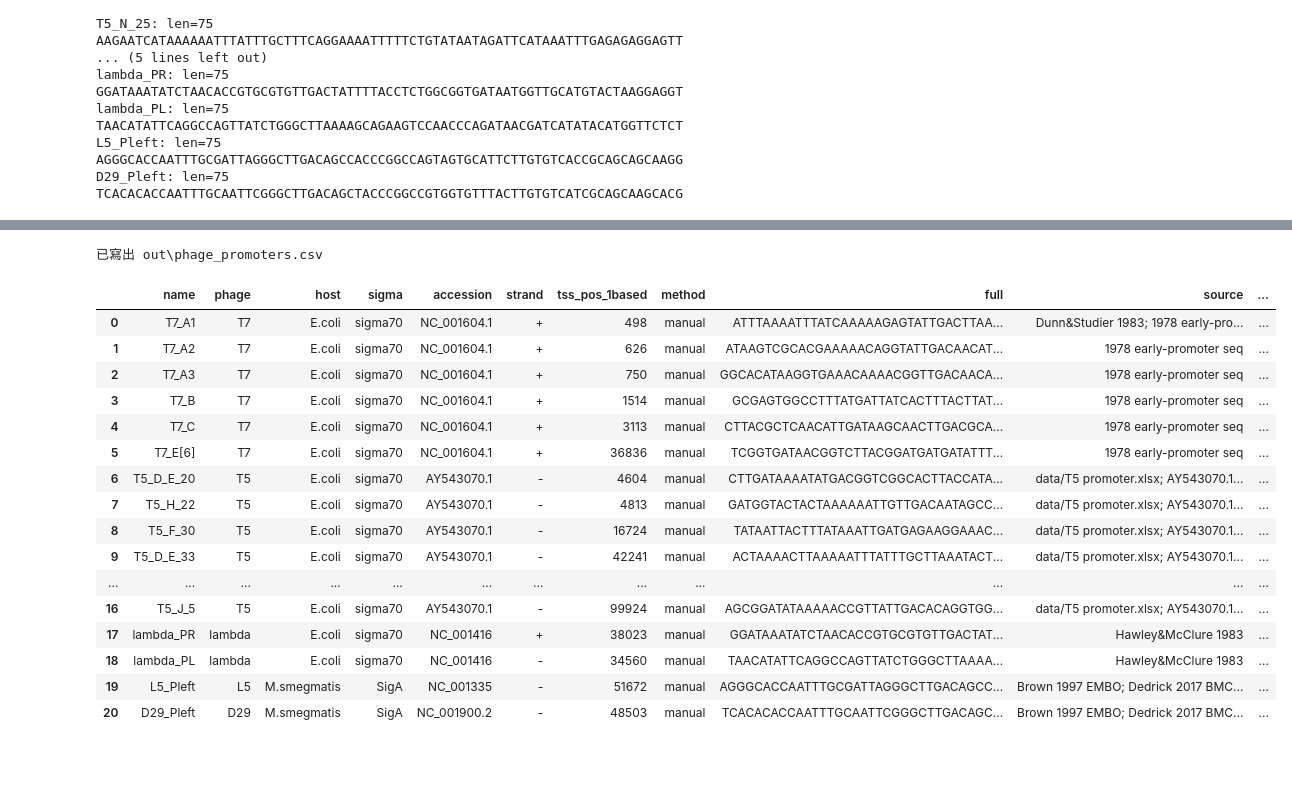
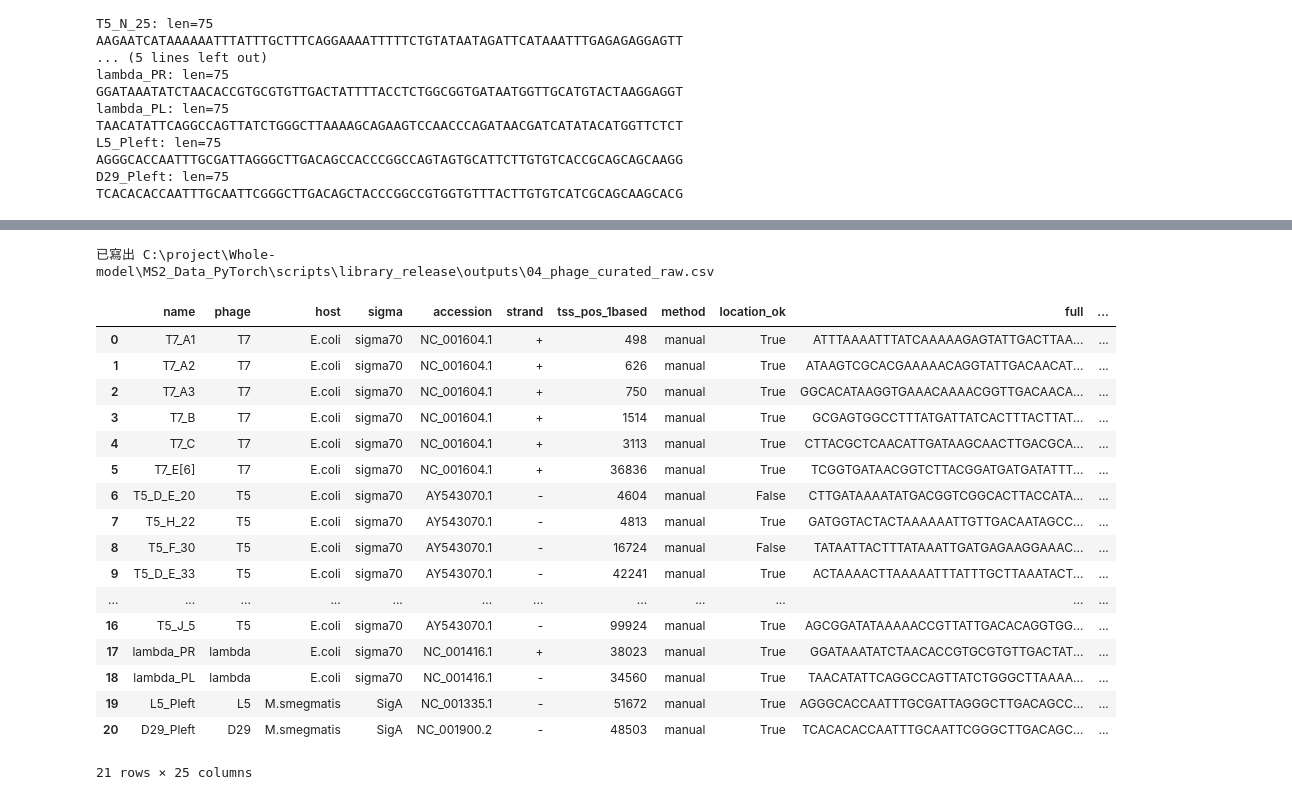
Before and after one commit to KellyLiao1023/Whole-model, a Jupyter notebook: MS2_Data_PyTorch/scripts/library_release/04_phage_selection_curated.ipynb, the cells around one changed output, grey strips where cells are left out. Saved outputs shown, nothing was run; the diff lists cells and outputs as text; code cells hidden in the pictures; blank space fills up the shorter version.

```diff
--- a/MS2_Data_PyTorch/scripts/library_release/04_phage_selection_curated.ipynb
+++ b/MS2_Data_PyTorch/scripts/library_release/04_phage_selection_curated.ipynb
@@ -80,6 +84,11 @@ from BPM import BPM as bpm
 #   tss_pos           : (manual) +1 的 genome 座標，1-based，和 NCBI 顯示一致
 #   anchor_seq        : (anchor) 論文公布的精確片段（5'->3'，promoter 方向）
 #   anchor_start_coord: (anchor) anchor_seq 第一個 base 的 promoter 座標（如 -38）
+#   location_ok       : 選填，預設 True。False = 這條的 +1 推導不可信，會被
+#                       標成 qc_pass=False，06 預設不收。
+#
+# accession 同時是 data/phage/ 下的檔名 key，所以維持磁碟上的寫法；輸出表記的是
+# GenBank record.id（帶版本號），這樣才和 03 對得起來。
 #
 # T5 promoter.xlsx 的第二欄是 GenBank regulatory feature location。
 # 這些 location 的外側 upstream 邊界可視為 full window 的 -60 端；
@@ -114,7 +123,14 @@ def parse_genbank_location(location):
     return start, end, strand
 
 def tss_from_full_window_location(location, full_window):
-    """Infer +1 from the trusted upstream edge of a T5 promoter feature."""
+    """Infer +1 from the trusted upstream edge of a T5 promoter feature.
+
+    Returns (tss_pos, strand, note, location_ok). The inference only holds if the
+    feature really spans the nominal window, so a length mismatch is reported as
+    location_ok=False rather than as a note nobody reads: two entries in
+    'T5 promoter.xlsx' are not 75 bp (P-D/E 20 is 327, P-F 30 is 6), and their
+    +1 cannot be trusted.
+    """
     start, end, strand = parse_genbank_location(location)
     a, b = full_window
     if strand == '+':
@@ -123,18 +139,21 @@ def tss_from_full_window_location(location, full_window):
         tss_pos = end + a
     feature_len = end - start + 1
     expected_len = abs(a) + b
+    location_ok = feature_len == expected_len
     note = f'feature length {feature_len}; inferred +1 from upstream edge at promoter coord {a}'
-    if feature_len != expected_len:
-        note += f' (not equal to nominal full window length {expected_len})'
-    return tss_pos, strand, note
+    if not location_ok:
+        note += f' (not equal to nominal full window length {expected_len}; +1 NOT trusted)'
+    return tss_pos, strand, note, location_ok
 
 def t5_promoter_candidates():
     rows = []
     for label, location in T5_PROMOTER_LOCATIONS:
-        tss_pos, strand, warning = tss_from_full_window_location(location, T5_FULL_WINDOW)
+        tss_pos, strand, warning, location_ok = tss_from_full_window_location(
+            location, T5_FULL_WINDOW)
         safe_label = label.replace('P-', '').replace('/', '_').replace(' ', '_')
         rows.append(dict(name=f'T5_{safe_label}', phage='T5', host='E.coli', sigma='sigma70',
                          accession='AY543070.1', strand=strand, method='manual',
+                         location_ok=location_ok,
                          anchor_seq=TODO, anchor_start_coord=TODO, tss_pos=tss_pos,
                          source='data/T5 promoter.xlsx; AY543070.1 GenBank regulatory feature',
                          notes=f'promoter {label}; location={location}; {warning}'))
@@ -292,8 +311,9 @@ for c in CANDIDATES:
     if c['accession'] is None:
         print(f'[skip] {name}: 缺 accession'); continue
     if c['accession'] not in genome_cache:
-        genome_cache[c['accession']] = str(fetch_genome(c['accession']).seq).upper()
-    gseq = genome_cache[c['accession']]
+        _rec = fetch_genome(c['accession'])
+        genome_cache[c['accession']] = (str(_rec.seq).upper(), _rec.id)
+    gseq, record_id = genome_cache[c['accession']]
     # 定 tss0 + strand
     try:
         if c['method'] == 'manual':
@@ -315,8 +335,12 @@ for c in CANDIDATES:
     a, b = ELEMENTS['full']
     full = slice_region(gseq, tss0, strand, a, b)
     bpm_best = scan_bpm_in_sequence(full)
+    # record_id, not c['accession']: the CANDIDATES table keys on the filename
+    # (NC_001416), while 03 records the versioned GenBank id (NC_001416.1).
+    # Writing the versioned id here is what lets the two phage tables join.
     row = dict(name=name, phage=c['phage'], host=c['host'], sigma=c['sigma'],
-               accession=c['accession'], strand=strand, tss_pos_1based=tss0+1, method=c['method'],
+               accession=record_id, strand=strand, tss_pos_1based=tss0+1, method=c['method'],
+               location_ok=bool(c.get('location_ok', True)),
                full=full, source=c.get('source',''), notes=c.get('notes',''))
     row.update(bpm_best)
     rows.append(row)
@@ -372,33 +414,35 @@ for row in rows:
 # %%
 # === 輸出 CSV ===
 cols = ['name','phage','host','sigma','accession','strand','tss_pos_1based','method',
+        'location_ok',
         'full',
         'bpm_core_start_in_full_1based','bpm_core_end_in_full_1based','bpm_spacer_len',
         'bpm_minus35','bpm_spacer','bpm_minus10','bpm_core_seq',
         'bpm_dG_minus35','bpm_dG_spacer','bpm_dG_minus10','bpm_dG_total',
         'bpm_pred_exp','bpm_pred_logexp',
         'source','notes']
 df = pd.DataFrame(rows)[cols] if rows else pd.DataFrame(columns=cols)
 out_csv = OUT / '04_phage_curated_raw.csv'  # intermediate; standardised table is written by the last cell
 df.to_csv(out_csv, index=False)
 print('已寫出', out_csv)
 df
 # %% [output]
-已寫出 out\phage_promoters.csv
+已寫出 C:\project\Whole-model\MS2_Data_PyTorch\scripts\library_release\outputs\04_phage_curated_raw.csv
-|  | name | phage | host | sigma | accession | strand | tss_pos_1based | method | full | source | ... |
-| 0 | T7_A1 | T7 | E.coli | sigma70 | NC_001604.1 | + | 498 | manual | ATTTAAAATTTATCAAAAAGAGTATTGACTTAA... | Dunn&Studier 1983; 1978 early-pro... | ... |
-| 1 | T7_A2 | T7 | E.coli | sigma70 | NC_001604.1 | + | 626 | manual | ATAAGTCGCACGAAAAACAGGTATTGACAACAT... | 1978 early-promoter seq | ... |
-| 2 | T7_A3 | T7 | E.coli | sigma70 | NC_001604.1 | + | 750 | manual | GGCACATAAGGTGAAACAAAACGGTTGACAACA... | 1978 early-promoter seq | ... |
-| 3 | T7_B | T7 | E.coli | sigma70 | NC_001604.1 | + | 1514 | manual | GCGAGTGGCCTTTATGATTATCACTTTACTTAT... | 1978 early-promoter seq | ... |
-| 4 | T7_C | T7 | E.coli | sigma70 | NC_001604.1 | + | 3113 | manual | CTTACGCTCAACATTGATAAGCAACTTGACGCA... | 1978 early-promoter seq | ... |
-| 5 | T7_E[6] | T7 | E.coli | sigma70 | NC_001604.1 | + | 36836 | manual | TCGGTGATAACGGTCTTACGGATGATGATATTT... | 1978 early-promoter seq | ... |
-| 6 | T5_D_E_20 | T5 | E.coli | sigma70 | AY543070.1 | - | 4604 | manual | CTTGATAAAATATGACGGTCGGCACTTACCATA... | data/T5 promoter.xlsx; AY543070.1... | ... |
-| 7 | T5_H_22 | T5 | E.coli | sigma70 | AY543070.1 | - | 4813 | manual | GATGGTACTACTAAAAAATTGTTGACAATAGCC... | data/T5 promoter.xlsx; AY543070.1... | ... |
-| 8 | T5_F_30 | T5 | E.coli | sigma70 | AY543070.1 | - | 16724 | manual | TATAATTACTTTATAAATTGATGAGAAGGAAAC... | data/T5 promoter.xlsx; AY543070.1... | ... |
-| 9 | T5_D_E_33 | T5 | E.coli | sigma70 | AY543070.1 | - | 42241 | manual | ACTAAAACTTAAAAATTTATTTGCTTAAATACT... | data/T5 promoter.xlsx; AY543070.1... | ... |
+|  | name | phage | host | sigma | accession | strand | tss_pos_1based | method | location_ok | full | ... |
+| 0 | T7_A1 | T7 | E.coli | sigma70 | NC_001604.1 | + | 498 | manual | True | ATTTAAAATTTATCAAAAAGAGTATTGACTTAA... | ... |
+| 1 | T7_A2 | T7 | E.coli | sigma70 | NC_001604.1 | + | 626 | manual | True | ATAAGTCGCACGAAAAACAGGTATTGACAACAT... | ... |
+| 2 | T7_A3 | T7 | E.coli | sigma70 | NC_001604.1 | + | 750 | manual | True | GGCACATAAGGTGAAACAAAACGGTTGACAACA... | ... |
+| 3 | T7_B | T7 | E.coli | sigma70 | NC_001604.1 | + | 1514 | manual | True | GCGAGTGGCCTTTATGATTATCACTTTACTTAT... | ... |
+| 4 | T7_C | T7 | E.coli | sigma70 | NC_001604.1 | + | 3113 | manual | True | CTTACGCTCAACATTGATAAGCAACTTGACGCA... | ... |
+| 5 | T7_E[6] | T7 | E.coli | sigma70 | NC_001604.1 | + | 36836 | manual | True | TCGGTGATAACGGTCTTACGGATGATGATATTT... | ... |
+| 6 | T5_D_E_20 | T5 | E.coli | sigma70 | AY543070.1 | - | 4604 | manual | False | CTTGATAAAATATGACGGTCGGCACTTACCATA... | ... |
+| 7 | T5_H_22 | T5 | E.coli | sigma70 | AY543070.1 | - | 4813 | manual | True | GATGGTACTACTAAAAAATTGTTGACAATAGCC... | ... |
+| 8 | T5_F_30 | T5 | E.coli | sigma70 | AY543070.1 | - | 16724 | manual | False | TATAATTACTTTATAAATTGATGAGAAGGAAAC... | ... |
+| 9 | T5_D_E_33 | T5 | E.coli | sigma70 | AY543070.1 | - | 42241 | manual | True | ACTAAAACTTAAAAATTTATTTGCTTAAATACT... | ... |
 | ... | ... | ... | ... | ... | ... | ... | ... | ... | ... | ... | ... |
-| 16 | T5_J_5 | T5 | E.coli | sigma70 | AY543070.1 | - | 99924 | manual | AGCGGATATAAAAACCGTTATTGACACAGGTGG... | data/T5 promoter.xlsx; AY543070.1... | ... |
-| 17 | lambda_PR | lambda | E.coli | sigma70 | NC_001416 | + | 38023 | manual | GGATAAATATCTAACACCGTGCGTGTTGACTAT... | Hawley&McClure 1983 | ... |
-| 18 | lambda_PL | lambda | E.coli | sigma70 | NC_001416 | - | 34560 | manual | TAACATATTCAGGCCAGTTATCTGGGCTTAAAA... | Hawley&McClure 1983 | ... |
-| 19 | L5_Pleft | L5 | M.smegmatis | SigA | NC_001335 | - | 51672 | manual | AGGGCACCAATTTGCGATTAGGGCTTGACAGCC... | Brown 1997 EMBO; Dedrick 2017 BMC... | ... |
-| 20 | D29_Pleft | D29 | M.smegmatis | SigA | NC_001900.2 | - | 48503 | manual | TCACACACCAATTTGCAATTCGGGCTTGACAGC... | Brown 1997 EMBO; Dedrick 2017 BMC... | ... |
+| 16 | T5_J_5 | T5 | E.coli | sigma70 | AY543070.1 | - | 99924 | manual | True | AGCGGATATAAAAACCGTTATTGACACAGGTGG... | ... |
+| 17 | lambda_PR | lambda | E.coli | sigma70 | NC_001416.1 | + | 38023 | manual | True | GGATAAATATCTAACACCGTGCGTGTTGACTAT... | ... |
+| 18 | lambda_PL | lambda | E.coli | sigma70 | NC_001416.1 | - | 34560 | manual | True | TAACATATTCAGGCCAGTTATCTGGGCTTAAAA... | ... |
+| 19 | L5_Pleft | L5 | M.smegmatis | SigA | NC_001335.1 | - | 51672 | manual | True | AGGGCACCAATTTGCGATTAGGGCTTGACAGCC... | ... |
+| 20 | D29_Pleft | D29 | M.smegmatis | SigA | NC_001900.2 | - | 48503 | manual | True | TCACACACCAATTTGCAATTCGGGCTTGACAGC... | ... |
+21 rows × 25 columns
```
Also changed, not shown: parts of 13 cells of this notebook, 9 other files.
